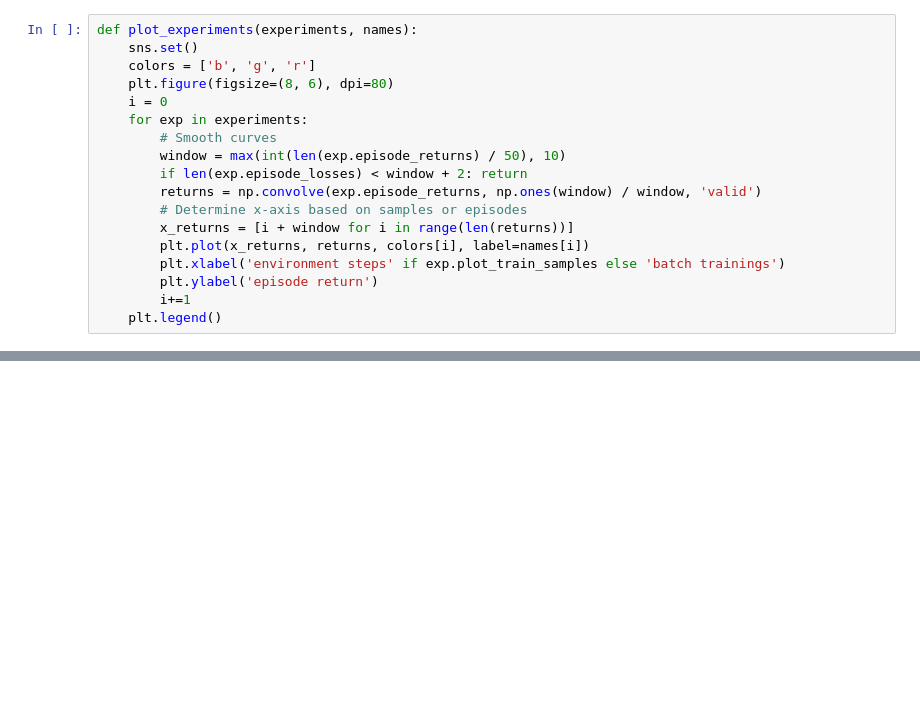
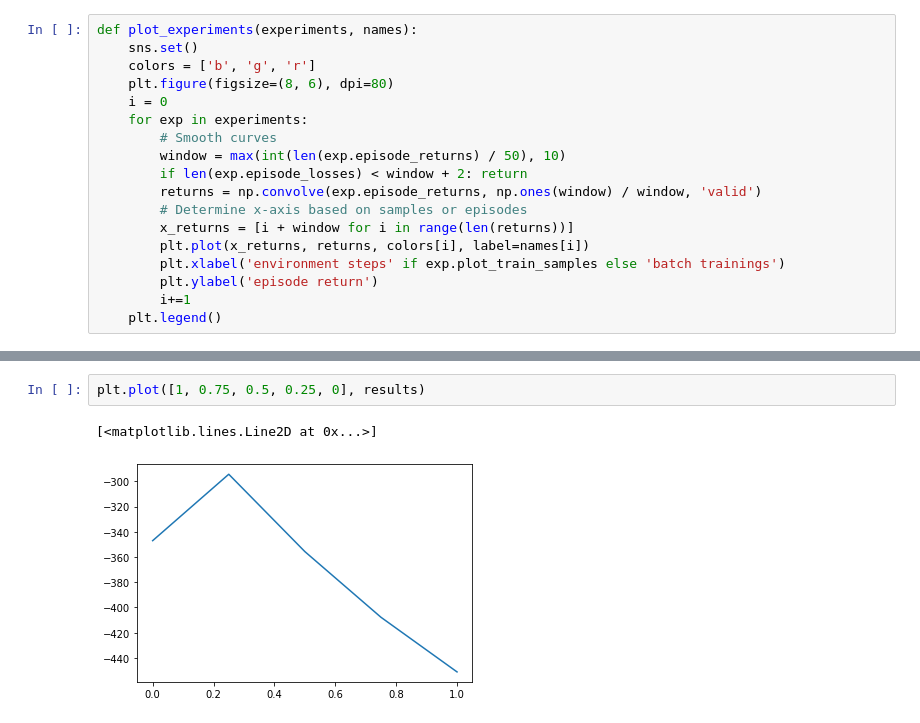
Before and after one commit to jemolano1498/OPPOSD_algorithm, a Jupyter notebook: Model/RL-Agents_experiments.ipynb, the cells around one changed output, grey strips where cells are left out. Drawn from its saved outputs; the diff is of its cells as text; blank space fills up the shorter version.

```diff
--- a/Model/RL-Agents_experiments.ipynb
+++ b/Model/RL-Agents_experiments.ipynb
@@ -137 +170,6 @@ def plot_experiments(experiments, names):
+# %%
+plt.plot([1, 0.75, 0.5, 0.25, 0], results)
+# %% [output]
+[<matplotlib.lines.Line2D at 0x...>]
+[figure, added]
 # %%
```
Also changed, not shown: parts of 13 cells of this notebook, 8 other files.
